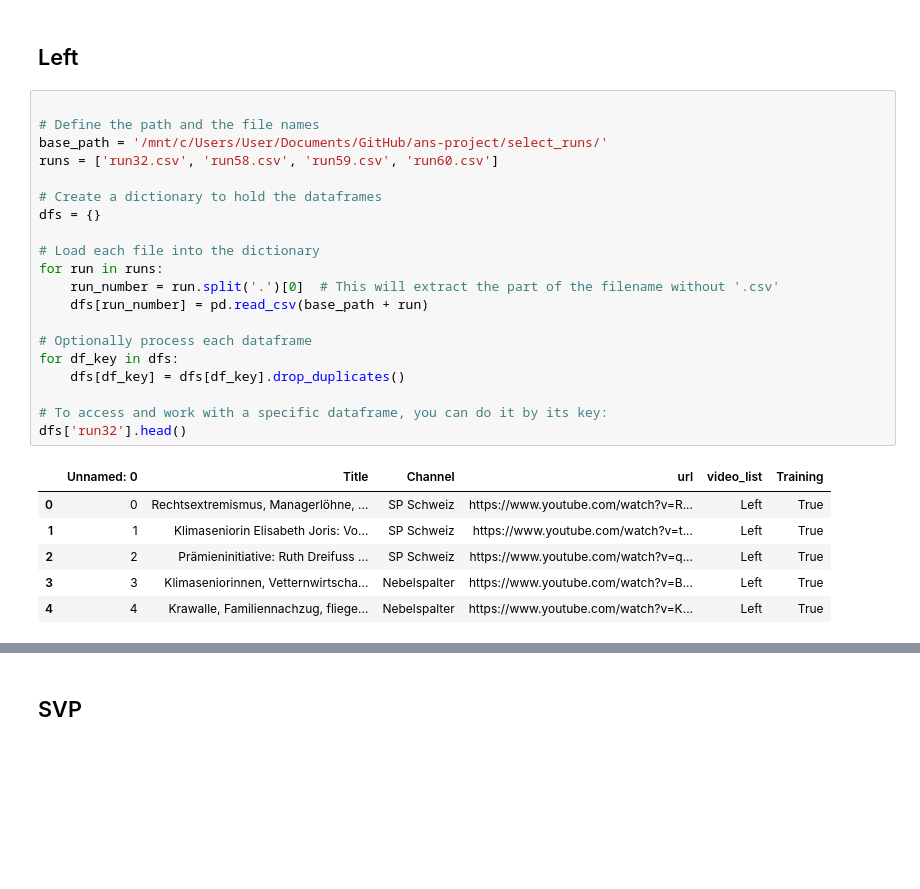
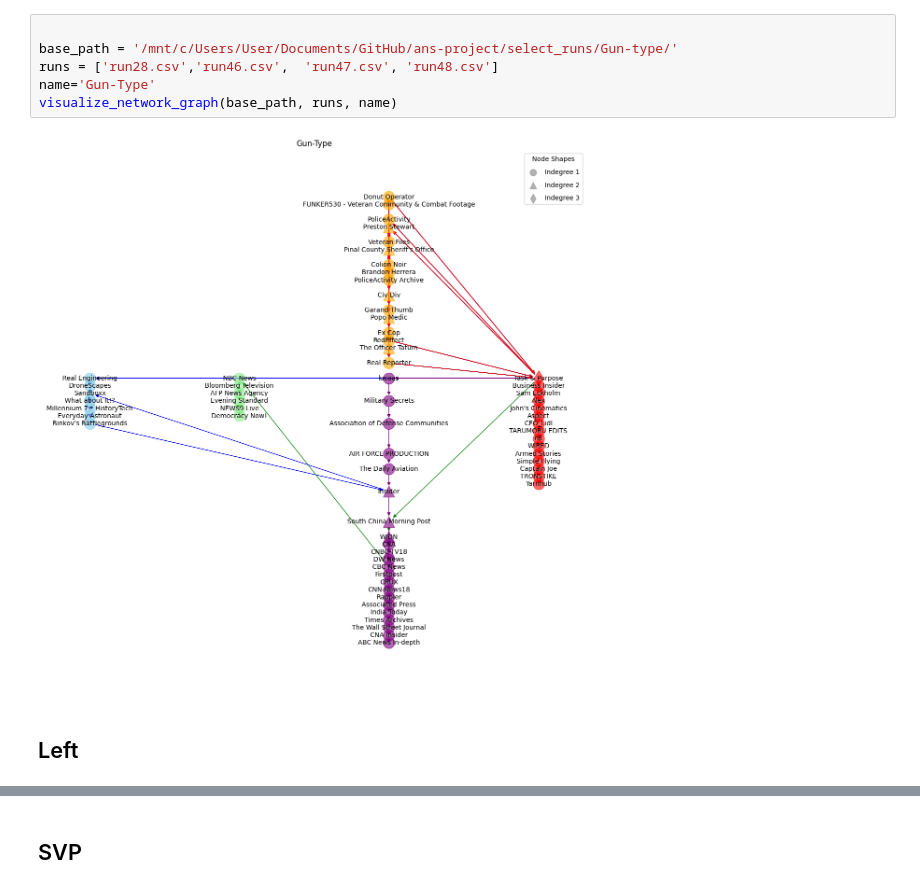
Before and after one commit to tiaguinho-code/ans-project, a Jupyter notebook: data/plot.ipynb, the cells around one changed output, grey strips where cells are left out. Drawn from its saved outputs; the diff is of its cells as text; blank space fills up the shorter version.

```diff
--- a/data/plot.ipynb
+++ b/data/plot.ipynb
@@ -184,29 +153,10 @@ plt.show()
+# %%
+
+base_path = '/mnt/c/Users/User/Documents/GitHub/ans-project/select_runs/Gun-type/'
+runs = ['run28.csv','run46.csv',  'run47.csv', 'run48.csv']
+name='Gun-Type'
+visualize_network_graph(base_path, runs, name)
+# %% [output]
+[figure, added]
 # %% [markdown]
 ## Left
-# %%
-
-# Define the path and the file names
-base_path = '/mnt/c/Users/User/Documents/GitHub/ans-project/select_runs/'
-runs = ['run32.csv', 'run58.csv', 'run59.csv', 'run60.csv']
-
-# Create a dictionary to hold the dataframes
-dfs = {}
-
-# Load each file into the dictionary
-for run in runs:
-    run_number = run.split('.')[0]  # This will extract the part of the filename without '.csv'
-    dfs[run_number] = pd.read_csv(base_path + run)
-
-# Optionally process each dataframe
-for df_key in dfs:
-    dfs[df_key] = dfs[df_key].drop_duplicates()
-
-# To access and work with a specific dataframe, you can do it by its key:
-dfs['run32'].head()
-# %% [output]
-|  | Unnamed: 0 | Title | Channel | url | video_list | Training |
-| 0 | 0 | Rechtsextremismus, Managerlöhne, ... | SP Schweiz | https://www.youtube.com/watch?v=R... | Left | True |
-| 1 | 1 | Klimaseniorin Elisabeth Joris: Vo... | SP Schweiz | https://www.youtube.com/watch?v=t... | Left | True |
-| 2 | 2 | Prämieninitiative: Ruth Dreifuss ... | SP Schweiz | https://www.youtube.com/watch?v=q... | Left | True |
-| 3 | 3 | Klimaseniorinnen, Vetternwirtscha... | Nebelspalter | https://www.youtube.com/watch?v=B... | Left | True |
-| 4 | 4 | Krawalle, Familiennachzug, fliege... | Nebelspalter | https://www.youtube.com/watch?v=K... | Left | True |
```
Also changed, not shown: parts of 34 cells of this notebook.
